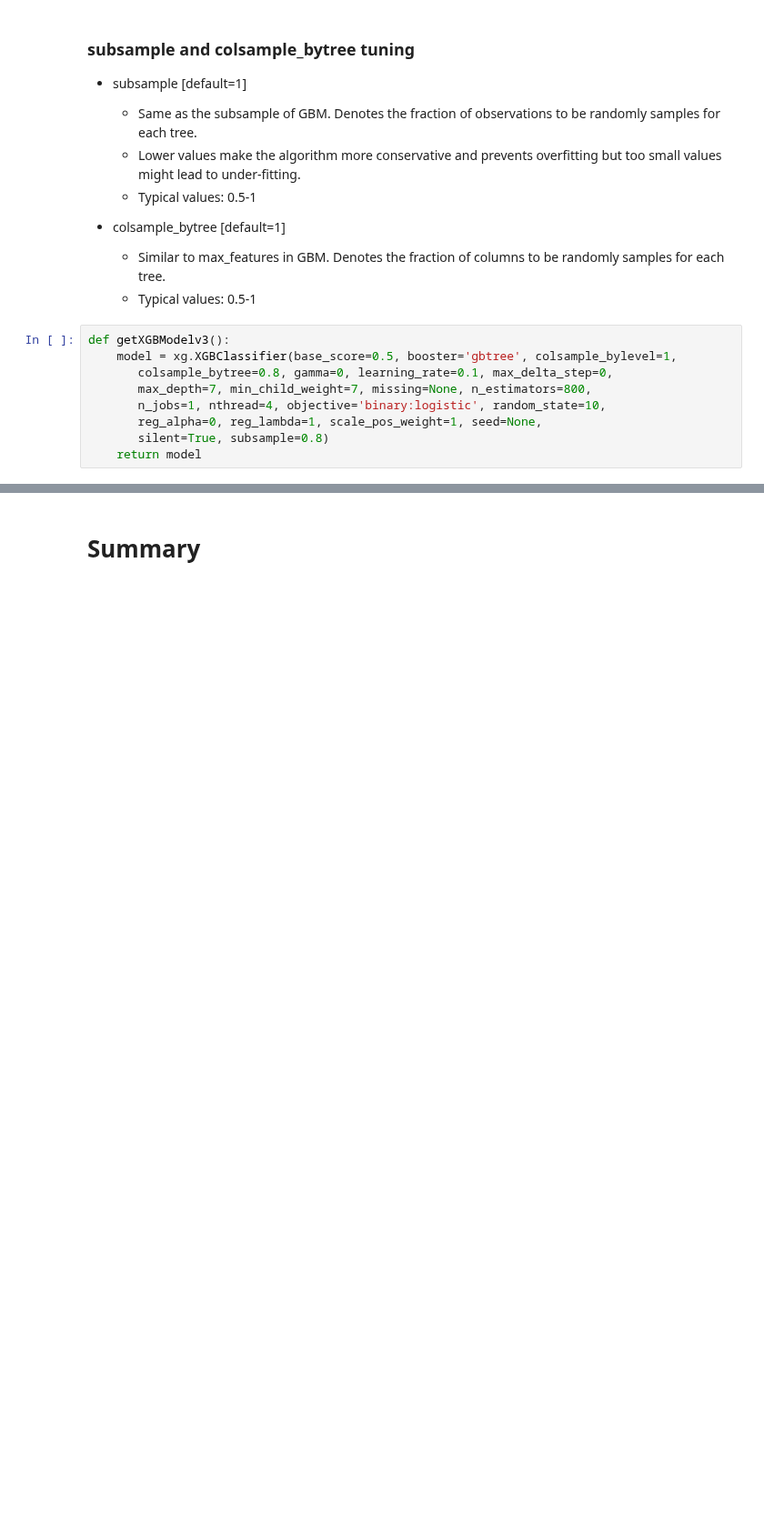
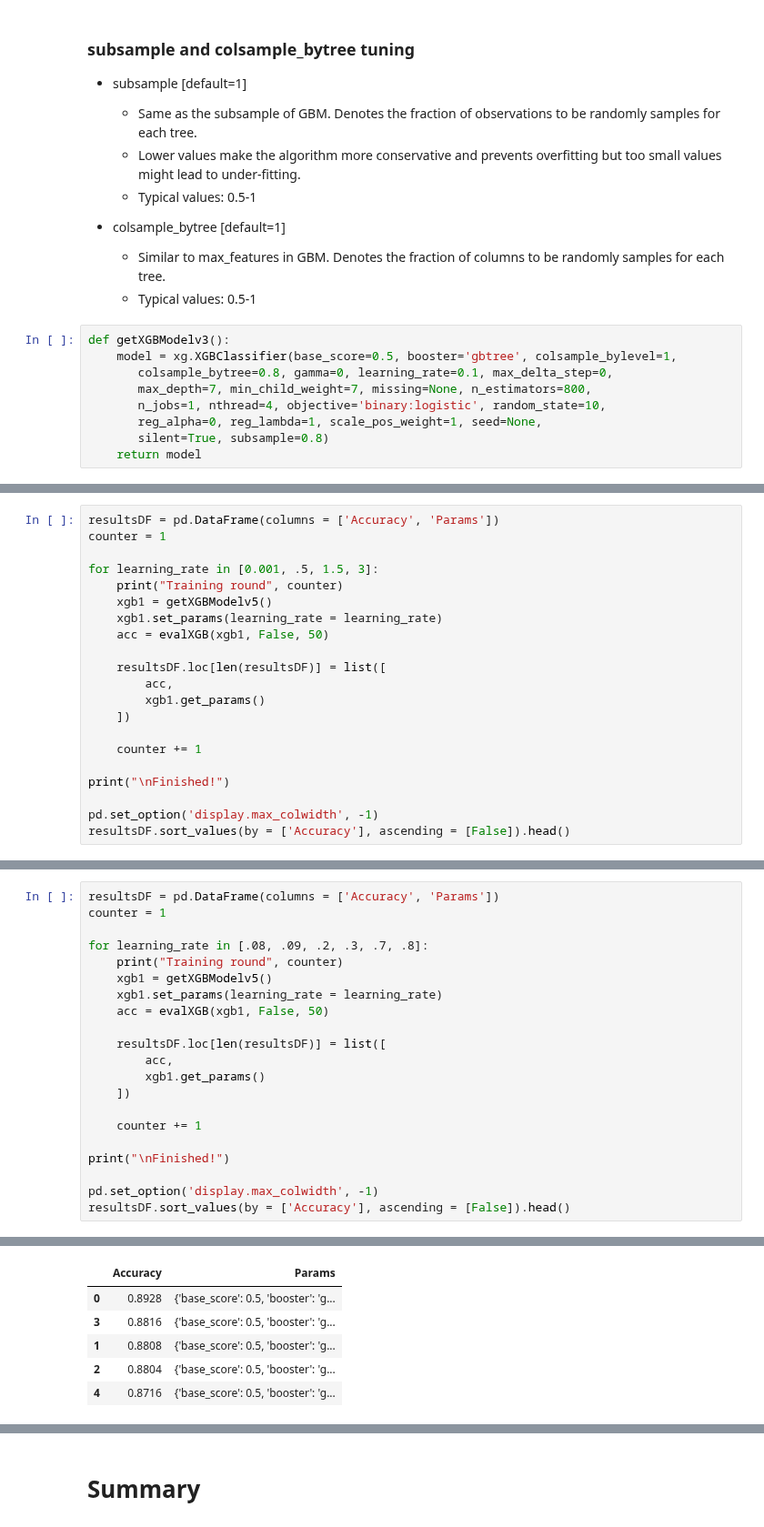
Before and after one commit to nrasch/Portfolio, a Jupyter notebook: Machine-Learning/Python/04-Classic-Datasets/Model-XGB-1.1.ipynb, the cells around one changed output, grey strips where cells are left out. Shown at 91% size. Drawn from its saved outputs; the diff is of its cells as text; blank space fills up the shorter version.

```diff
--- a/Machine-Learning/Python/04-Classic-Datasets/Model-XGB-1.1.ipynb
+++ b/Machine-Learning/Python/04-Classic-Datasets/Model-XGB-1.1.ipynb
@@ -1334,0 +1460,21 @@ Training round 2
+# %%
+resultsDF = pd.DataFrame(columns = ['Accuracy', 'Params'])
+counter = 1
+
+for learning_rate in [0.001, .5, 1.5, 3]:
+    print("Training round", counter)
+    xgb1 = getXGBModelv5()
+    xgb1.set_params(learning_rate = learning_rate)
+    acc = evalXGB(xgb1, False, 50)
+
+    resultsDF.loc[len(resultsDF)] = list([
+        acc,
+        xgb1.get_params()
+    ])
+
+    counter += 1
+
+print("\nFinished!")
+
+pd.set_option('display.max_colwidth', -1)
+resultsDF.sort_values(by = ['Accuracy'], ascending = [False]).head()
@@ -1334,0 +1497,22 @@ Training round 2
+# %%
+resultsDF = pd.DataFrame(columns = ['Accuracy', 'Params'])
+counter = 1
+
+for learning_rate in [.08, .09, .2, .3, .7, .8]:
+    print("Training round", counter)
+    xgb1 = getXGBModelv5()
+    xgb1.set_params(learning_rate = learning_rate)
+    acc = evalXGB(xgb1, False, 50)
+
+    resultsDF.loc[len(resultsDF)] = list([
+        acc,
+        xgb1.get_params()
+    ])
+
+    counter += 1
+
+print("\nFinished!")
+
+pd.set_option('display.max_colwidth', -1)
+resultsDF.sort_values(by = ['Accuracy'], ascending = [False]).head()
+# %% [output]
@@ -1334,0 +1533,6 @@ Training round 2
+|  | Accuracy | Params |
+| 0 | 0.8928 | {'base_score': 0.5, 'booster': 'g... |
+| 3 | 0.8816 | {'base_score': 0.5, 'booster': 'g... |
+| 1 | 0.8808 | {'base_score': 0.5, 'booster': 'g... |
+| 2 | 0.8804 | {'base_score': 0.5, 'booster': 'g... |
+| 4 | 0.8716 | {'base_score': 0.5, 'booster': 'g... |
```
Also changed, not shown: parts of 36 cells of this notebook.
